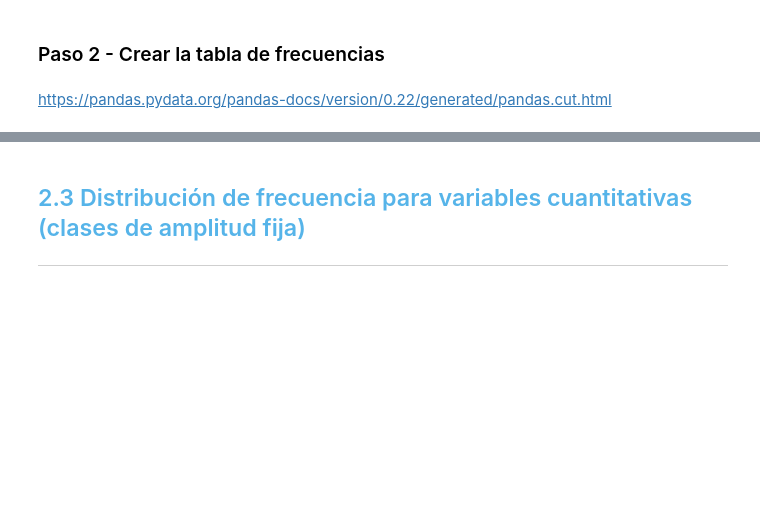
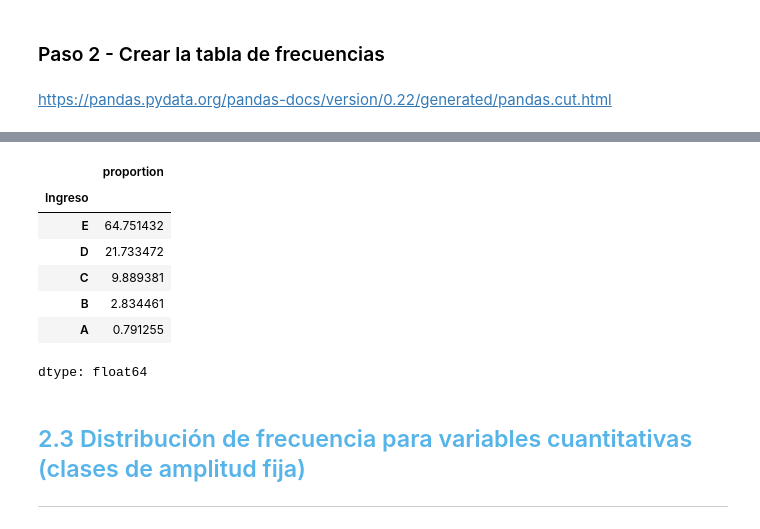
Before and after one commit to Cesar-Curitol/Curso-de-Estadistica-con-Python, a Jupyter notebook: Curso_de_Estadística_con_Python_1.ipynb, the cells around one changed output, grey strips where cells are left out. Saved outputs shown, nothing was run; the diff lists cells and outputs as text; code cells hidden in the pictures; blank space fills up the shorter version.

```diff
--- a/Curso_de_Estadística_con_Python_1.ipynb
+++ b/Curso_de_Estadística_con_Python_1.ipynb
@@ -352,0 +387,17 @@ https://pandas.pydata.org/pandas-docs/version/0.22/generated/pandas.cut.html
+# %%
+porcentaje= pd.value_counts(
+                  pd.cut(x=datos.Ingreso,
+                  bins=clases,
+                  labels=labels,
+                  include_lowest=True),
+                  normalize=True)*100
+porcentaje
+# %% [output]
+|  | proportion |
+| Ingreso |  |
+| E | 64.751432 |
+| D | 21.733472 |
+| C | 9.889381 |
+| B | 2.834461 |
+| A | 0.791255 |
+dtype: float64
```
Also changed, not shown: parts of 8 cells of this notebook.
